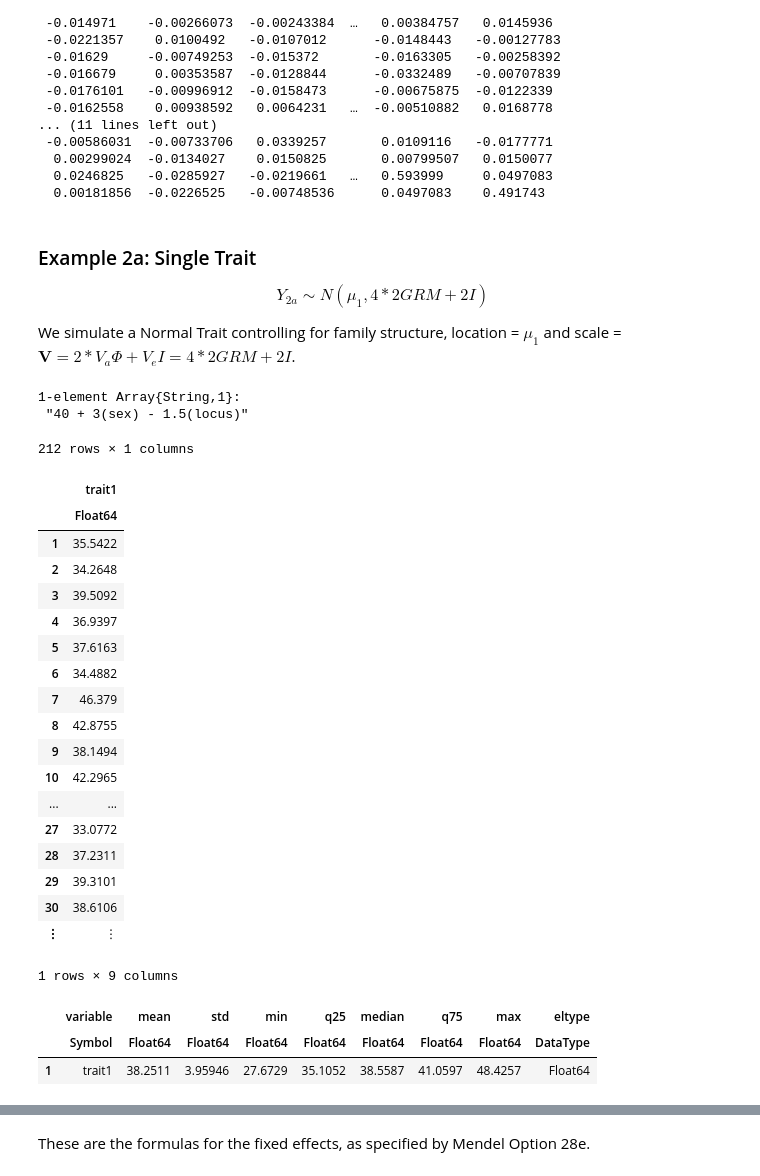
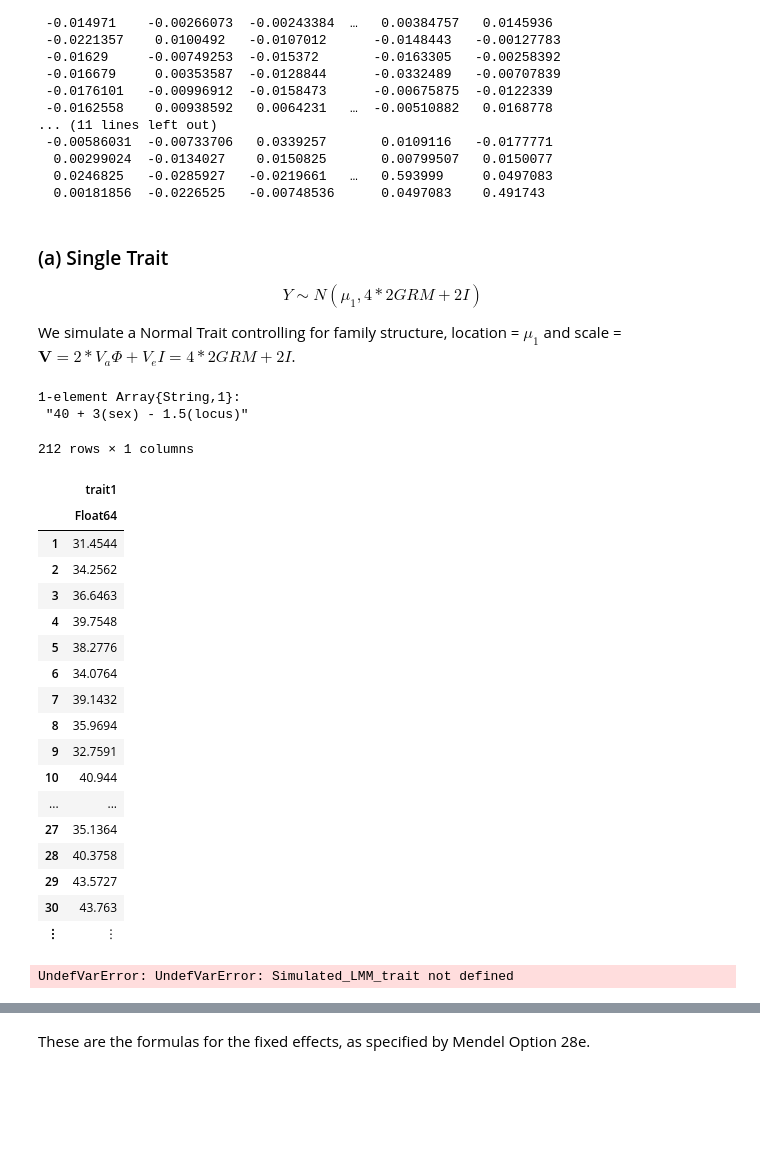
Before and after one commit to OpenMendel/TraitSimulation.jl, a Jupyter notebook: docs/TraitSimulation_28e.ipynb, the cells around one changed output, grey strips where cells are left out. Drawn from its saved outputs; the diff is of its cells as text; code cells hidden in the pictures; blank space fills up the shorter version.

```diff
--- a/docs/TraitSimulation_28e.ipynb
+++ b/docs/TraitSimulation_28e.ipynb
@@ -408,9 +454,9 @@ V_A = [4 1; 1 4]
 V_E = [2.0 0.0; 0.0 2.0]
 I_n = Matrix{Float64}(I, size(GRM));
 # %% [markdown]
-### Example 2a: Single Trait
+### (a)  Single Trait
 $$
-Y_{2a} ∼ N(μ_1, 4* 2GRM + 2I)$$
+Y ∼ N(μ_1, 4* 2GRM + 2I)$$
 
 We simulate a Normal Trait controlling for family structure, location = $\mu_1$ and scale =  $\mathbf{V} = 2*V_a \Phi + V_e I = 4* 2GRM + 2I$.
 # %%
@@ -419,33 +465,30 @@ mean_formula = ["40 + 3(sex) - 1.5(locus)"]
 1-element Array{String,1}:
  "40 + 3(sex) - 1.5(locus)"
 # %%
-Ex2a_model = LMMTrait(mean_formula, X, 4*(2*GRM) + 2*(I_n))
-trait_2a = simulate(Ex2a_model)
+LMM_trait_model = LMMTrait(mean_formula, X, 4*(2*GRM) + 2*(I_n))
+Simulated_LMM_Trait = simulate(LMM_trait_model)
 # %% [output]
 212 rows × 1 columns
 |  | trait1 |
 |  | Float64 |
-| 1 | 35.5422 |
-| 2 | 34.2648 |
-| 3 | 39.5092 |
-| 4 | 36.9397 |
-| 5 | 37.6163 |
-| 6 | 34.4882 |
-| 7 | 46.379 |
-| 8 | 42.8755 |
-| 9 | 38.1494 |
-| 10 | 42.2965 |
+| 1 | 31.4544 |
+| 2 | 34.2562 |
+| 3 | 36.6463 |
+| 4 | 39.7548 |
+| 5 | 38.2776 |
+| 6 | 34.0764 |
+| 7 | 39.1432 |
+| 8 | 35.9694 |
+| 9 | 32.7591 |
+| 10 | 40.944 |
 | ... | ... |
-| 27 | 33.0772 |
-| 28 | 37.2311 |
-| 29 | 39.3101 |
-| 30 | 38.6106 |
+| 27 | 35.1364 |
+| 28 | 40.3758 |
+| 29 | 43.5727 |
+| 30 | 43.763 |
 | ⋮ | ⋮ |
 # %%
-describe(trait_2a, stats = [:mean, :std, :min, :q25, :median, :q75, :max, :eltype])
+describe(Simulated_LMM_trait, stats = [:mean, :std, :min, :q25, :median, :q75, :max, :eltype])
 # %% [output]
-1 rows × 9 columns
+UndefVarError: UndefVarError: Simulated_LMM_trait not defined
-|  | variable | mean | std | min | q25 | median | q75 | max | eltype |
-|  | Symbol | Float64 | Float64 | Float64 | Float64 | Float64 | Float64 | Float64 | DataType |
-| 1 | trait1 | 38.2511 | 3.95946 | 27.6729 | 35.1052 | 38.5587 | 41.0597 | 48.4257 | Float64 |
 # %% [markdown]
```
Also changed, not shown: parts of 35 cells of this notebook, 3 other files.
